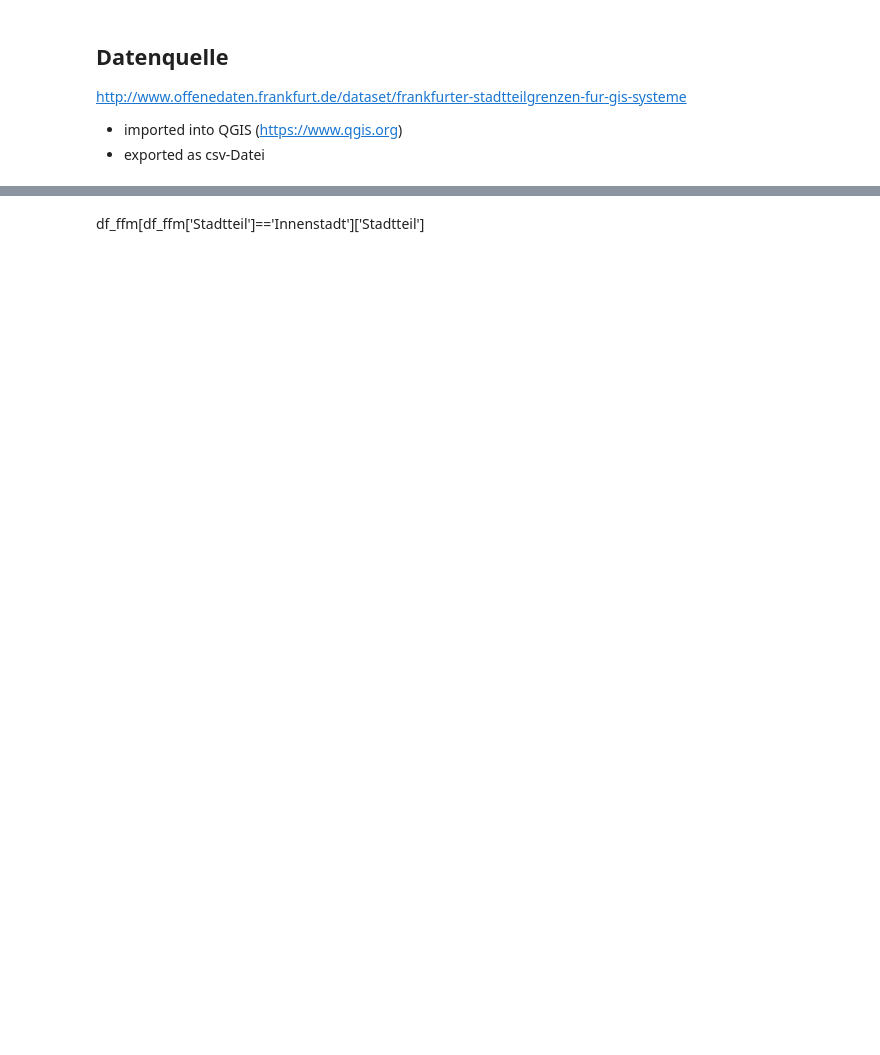
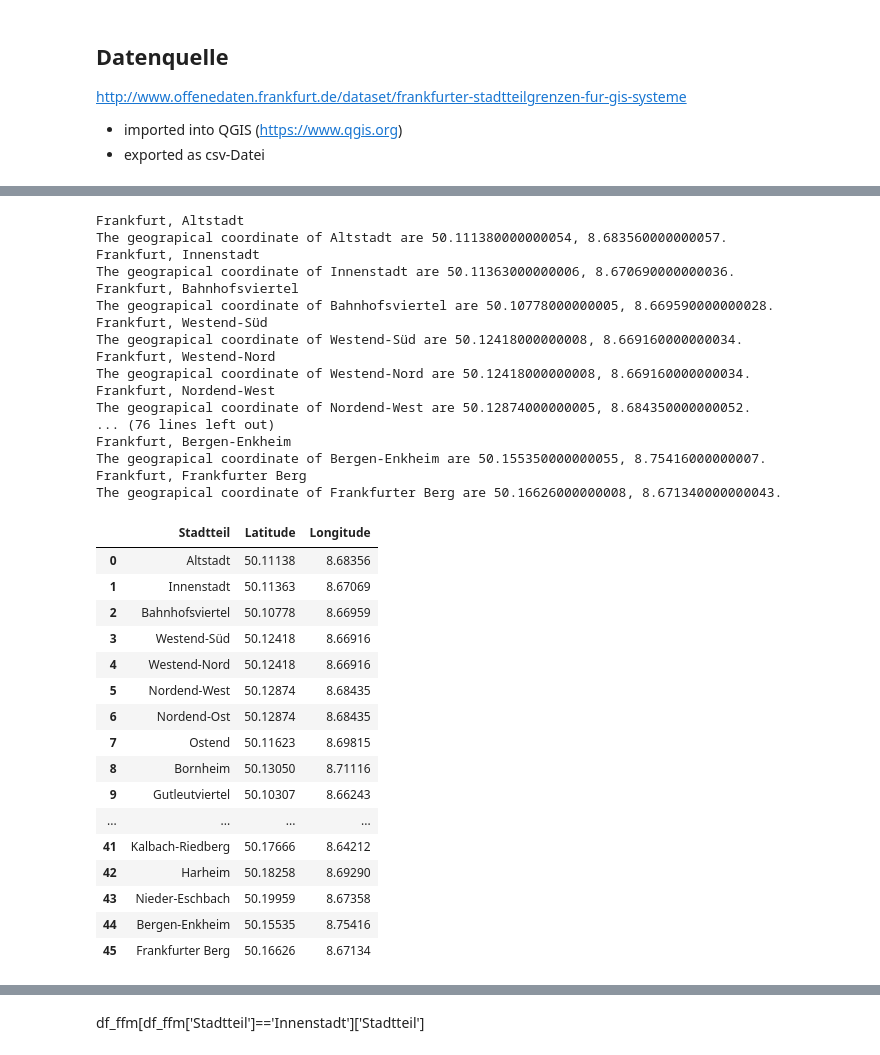
Before and after one commit to rwjuergens/Coursera_Capstone, a Jupyter notebook: Frankfurt Exercise.ipynb, the cells around one changed output, grey strips where cells are left out. Drawn from its saved outputs; the diff is of its cells as text; code cells hidden in the pictures; blank space fills up the shorter version.

```diff
--- a/Frankfurt Exercise.ipynb
+++ b/Frankfurt Exercise.ipynb
@@ -62,3 +28,57 @@ The geograpical coordinate of Frankfurter Berg are 50.17066305, 8.67565802894848
+# %%
+data = pd.read_csv('~/OneDrive/Stadtteile_Frankfurt.csv',sep=';',encoding='latin10')
+
+
+df_sttl = data['STTLNAME']
+df_ffm = []
+
+for s in df_sttl:
+    address = 'Frankfurt, '+s
+    print(address)
+    #geolocator = Nominatim(user_agent="myexplorer")
+    location = geocode(address)
+    latitude = location[0]['location']['y']
+    longitude = location[0]['location']['x']
+    print('The geograpical coordinate of {} are {}, {}.'.format(s,latitude, longitude))
+    df_ffm.append([s,latitude,longitude])
+
+df_ffm = pd.DataFrame(df_ffm,columns=['Stadtteil','Latitude','Longitude'])
+df_ffm
+# %% [output]
+Frankfurt, Altstadt
+The geograpical coordinate of Altstadt are 50.111380000000054, 8.683560000000057.
+Frankfurt, Innenstadt
+The geograpical coordinate of Innenstadt are 50.11363000000006, 8.670690000000036.
+Frankfurt, Bahnhofsviertel
+The geograpical coordinate of Bahnhofsviertel are 50.10778000000005, 8.669590000000028.
+Frankfurt, Westend-Süd
+The geograpical coordinate of Westend-Süd are 50.12418000000008, 8.669160000000034.
+Frankfurt, Westend-Nord
+The geograpical coordinate of Westend-Nord are 50.12418000000008, 8.669160000000034.
+Frankfurt, Nordend-West
+The geograpical coordinate of Nordend-West are 50.12874000000005, 8.684350000000052.
+... (76 lines left out)
+Frankfurt, Bergen-Enkheim
+The geograpical coordinate of Bergen-Enkheim are 50.155350000000055, 8.75416000000007.
+Frankfurt, Frankfurter Berg
+The geograpical coordinate of Frankfurter Berg are 50.16626000000008, 8.671340000000043.
+|  | Stadtteil | Latitude | Longitude |
+| 0 | Altstadt | 50.11138 | 8.68356 |
+| 1 | Innenstadt | 50.11363 | 8.67069 |
+| 2 | Bahnhofsviertel | 50.10778 | 8.66959 |
+| 3 | Westend-Süd | 50.12418 | 8.66916 |
+| 4 | Westend-Nord | 50.12418 | 8.66916 |
+| 5 | Nordend-West | 50.12874 | 8.68435 |
+| 6 | Nordend-Ost | 50.12874 | 8.68435 |
+| 7 | Ostend | 50.11623 | 8.69815 |
+| 8 | Bornheim | 50.13050 | 8.71116 |
+| 9 | Gutleutviertel | 50.10307 | 8.66243 |
+| ... | ... | ... | ... |
+| 41 | Kalbach-Riedberg | 50.17666 | 8.64212 |
+| 42 | Harheim | 50.18258 | 8.69290 |
+| 43 | Nieder-Eschbach | 50.19959 | 8.67358 |
+| 44 | Bergen-Enkheim | 50.15535 | 8.75416 |
+| 45 | Frankfurter Berg | 50.16626 | 8.67134 |
 # %%
 # create map of Frankfurt using latitude and longitude values
 map_ffm = folium.Map(location=[latitude, longitude], zoom_start=10)
```
Also changed, not shown: parts of 14 cells of this notebook, 1 other file.
